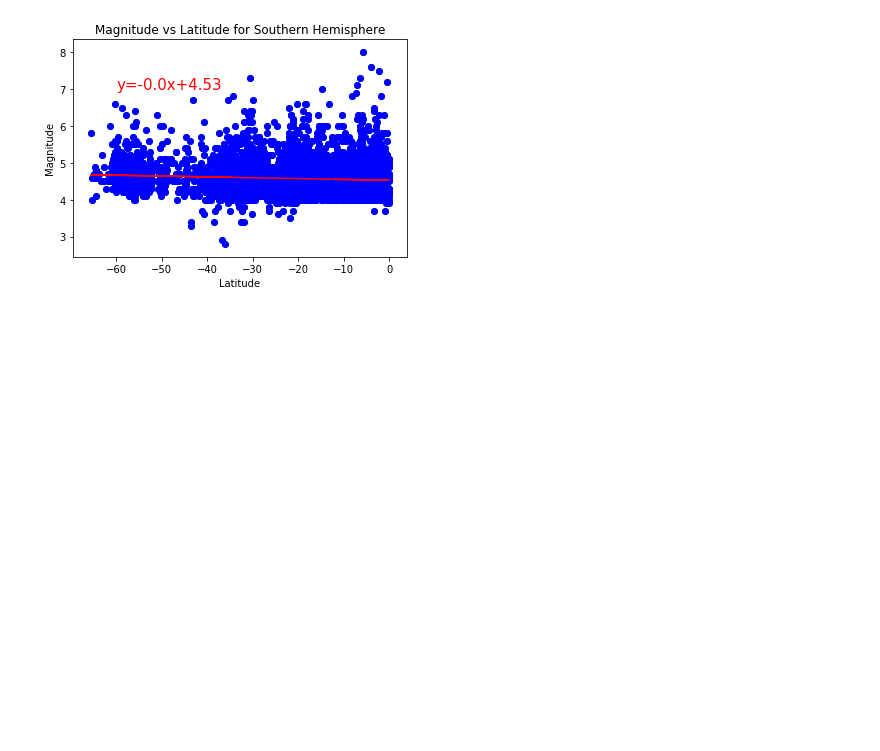
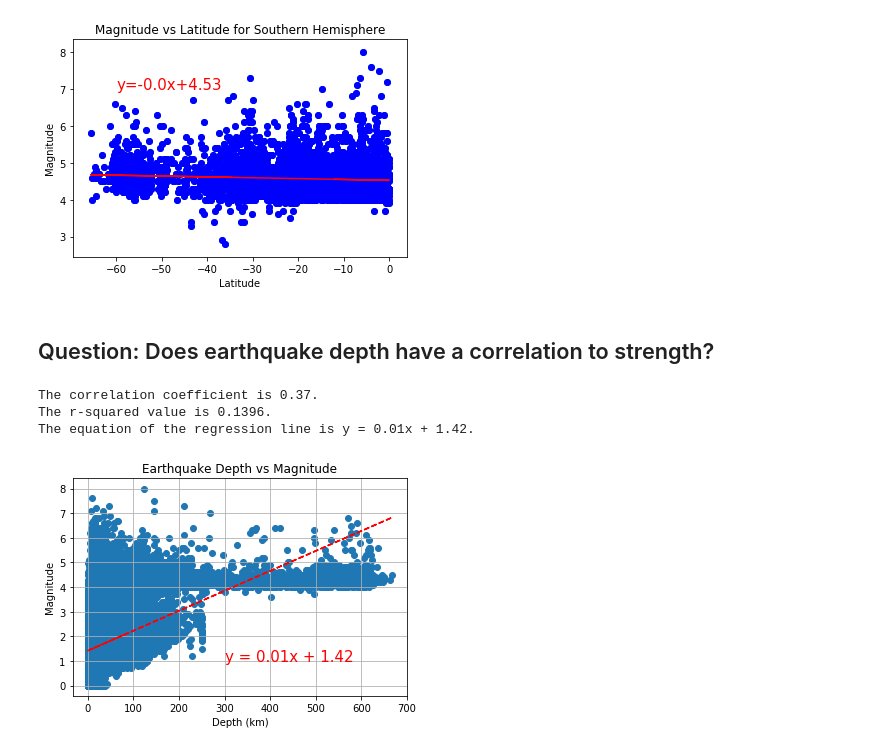
Before and after one commit to SarahZ22/Tremors_Analysis-Earthquake_Visualizations, a Jupyter notebook: EarthquakesNB.ipynb, the cells around one changed output. Cells and saved outputs as stored; diff of their text form; code cells hidden in the pictures; blank space fills up the shorter version.

Commit message:
added comments and depthvstrenghtvsignificance

```diff
--- a/EarthquakesNB.ipynb
+++ b/EarthquakesNB.ipynb
@@ -104,8 +93,8 @@ quake_dict={
     "Magnitude":mag,
     "Alert":alert,
     "Significance":sig,
-    "Type":types
-}
+    "Type":types}
+
 #convert to DF
 quakes_df=pd.DataFrame(quake_dict)
 
@@ -196,3 +223,40 @@ plt.show()
 # %% [output]
 The r-squared value is 0.006559880715560423
 [figure]
+# %% [markdown]
+## Question: Does earthquake depth have a correlation to strength?
+# %%
+#started by plotting depth vs mag
+#had to drop some NaN values and filter to only include positive numbers
+
+filterdf=filtered_quakesdf.dropna(subset=["Magnitude", "Depth"])
+filterdf=filterdf.loc[(filterdf["Magnitude"]>=0) & (filterdf["Depth"]>=0)]
+
+x_values = filterdf["Depth"]
+y_values = filterdf["Magnitude"]
+
+(slope, intercept, rvalue, pvalue, stderr) = linregress(x_values, y_values)
+regress_values = x_values * slope + intercept
+line_eq = "y = " + str(round(slope,2)) + "x + " + str(round(intercept,2))
+
+cod =round(rvalue**2, 4)
+corr_coeff = round(st.pearsonr(x_values,y_values)[0], 2)
+
+plt.scatter(x_values, y_values)
+plt.grid(which="both")
+plt.plot(x_values, regress_values, "r--")
+plt.annotate(line_eq, (300,1), fontsize=15, color ='r')
+plt.title("Earthquake Depth vs Magnitude")
+plt.xlabel("Depth (km)")
+plt.ylabel("Magnitude")
+
+plt.savefig("Images/earthquakedepvsmag.png")
+
+print(f'The correlation coefficient is {corr_coeff}.')
+print(f'The r-squared value is {cod}.')
+print(f'The equation of the regression line is {line_eq}.')
+# %% [output]
+The correlation coefficient is 0.37.
+The r-squared value is 0.1396.
+The equation of the regression line is y = 0.01x + 1.42.
+[figure, added]
```
Also changed, not shown: parts of 13 cells of this notebook.
